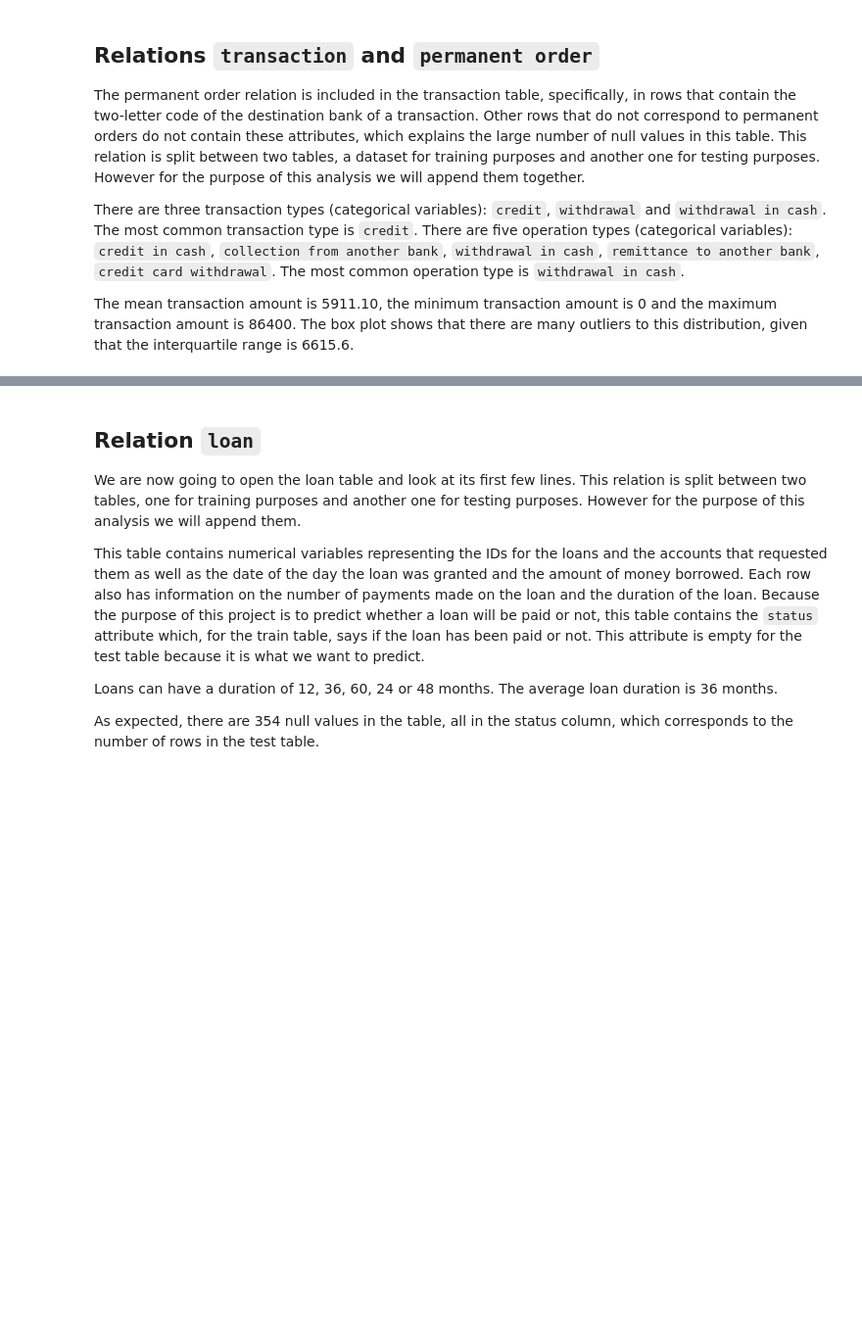
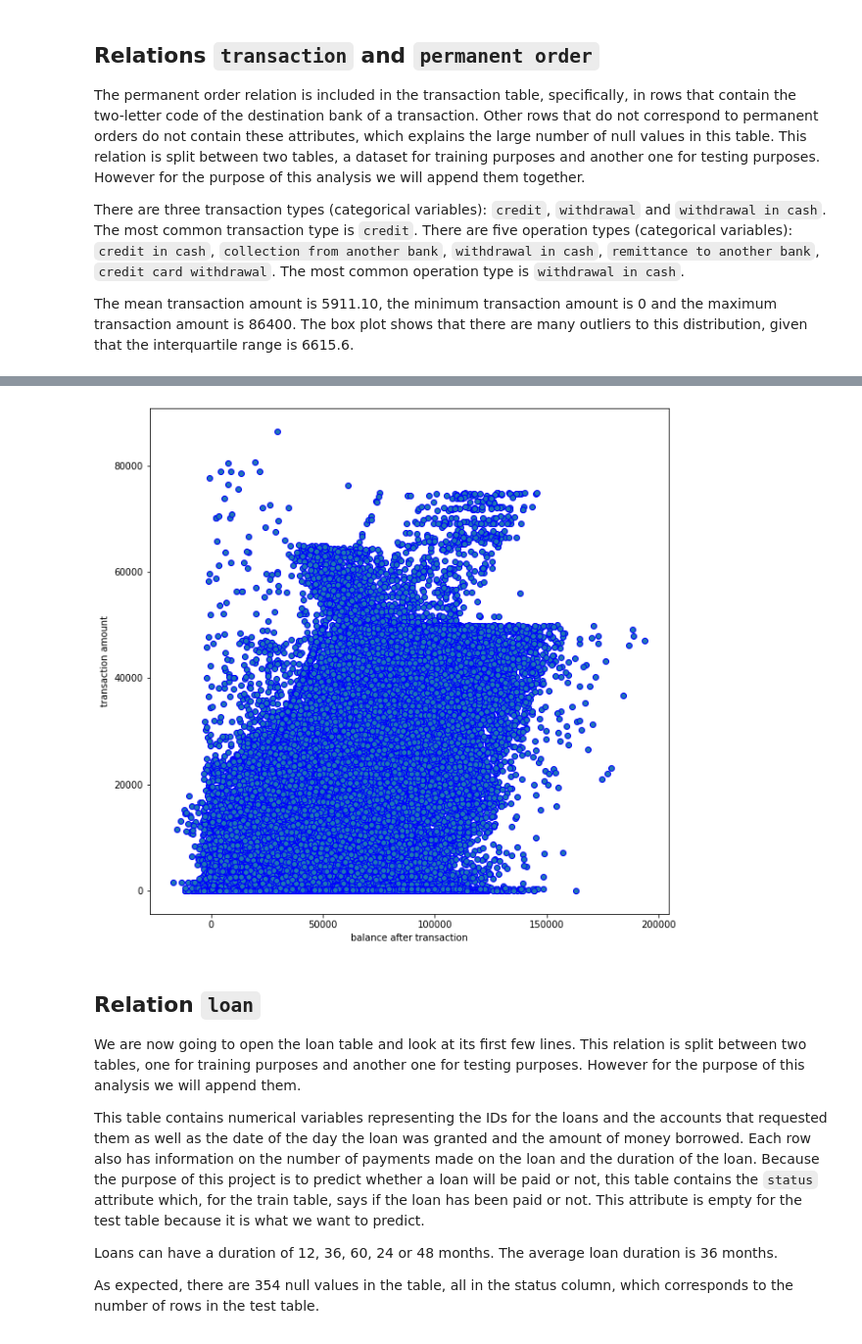
Before and after one commit to Goncalo101/FEUP-CAC, a Jupyter notebook: 02-Data-Understanding.ipynb, the cells around one changed output, grey strips where cells are left out. Shown: that part at 98% size. Saved outputs shown, nothing was run; the diff lists cells and outputs as text; code cells hidden in the pictures; blank space fills up the shorter version.

```diff
--- a/02-Data-Understanding.ipynb
+++ b/02-Data-Understanding.ipynb
@@ -156,3 +292,11 @@ trans_df['amount'].plot.box()
+# %%
+plt.figure(figsize=(10,10))
+plt.scatter(trans_df['balance'], trans_df['amount'], edgecolors='b')
+plt.xlabel('balance after transaction')
+plt.ylabel('transaction amount')
+plt.show()
+# %% [output]
+[figure, added]
 # %% [markdown]
 ## Relation `loan`
 We are now going to open the loan table and look at its first few lines. This relation is split between two tables, one for training purposes and another one for testing purposes. However for the purpose of this analysis we will append them.
```
Also changed, not shown: parts of 48 cells of this notebook.
